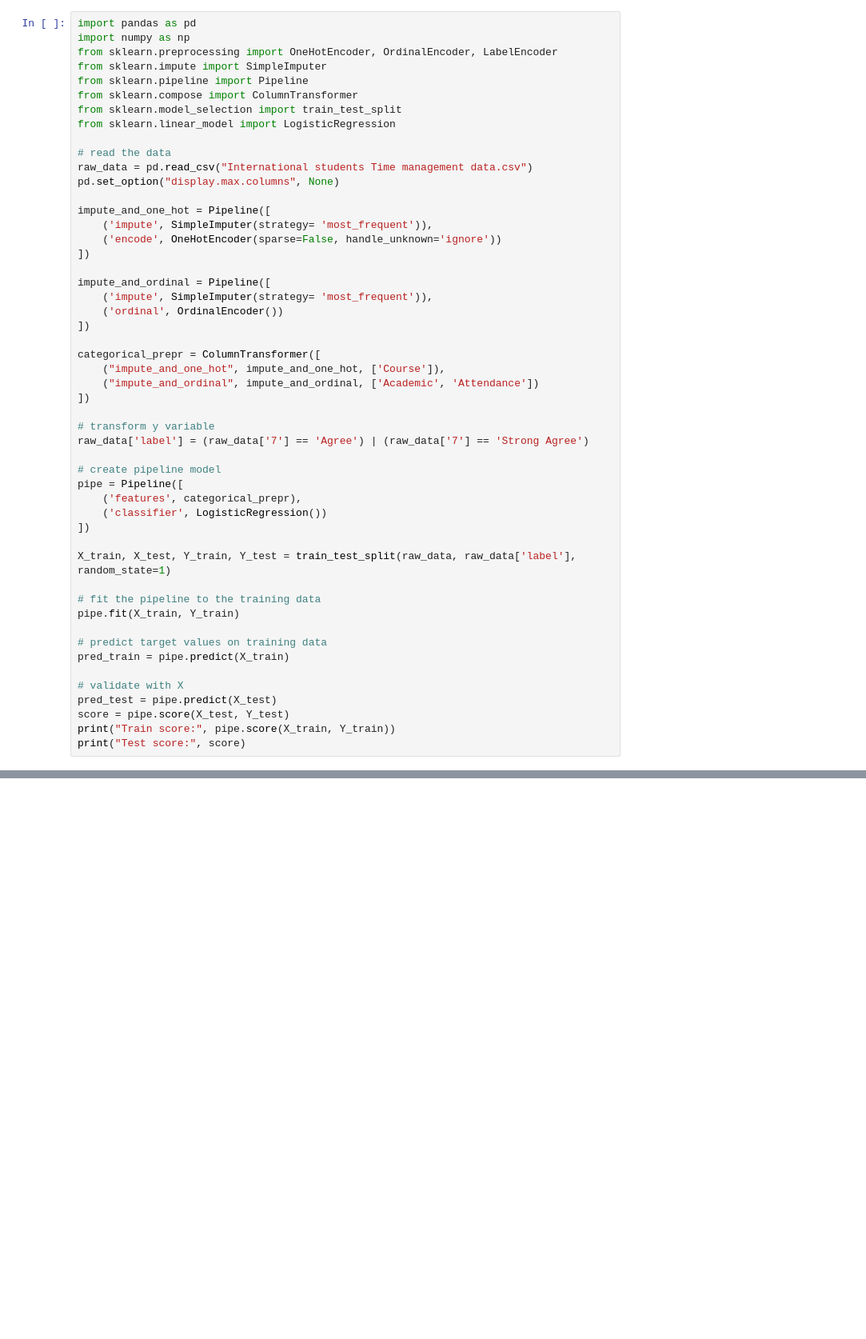
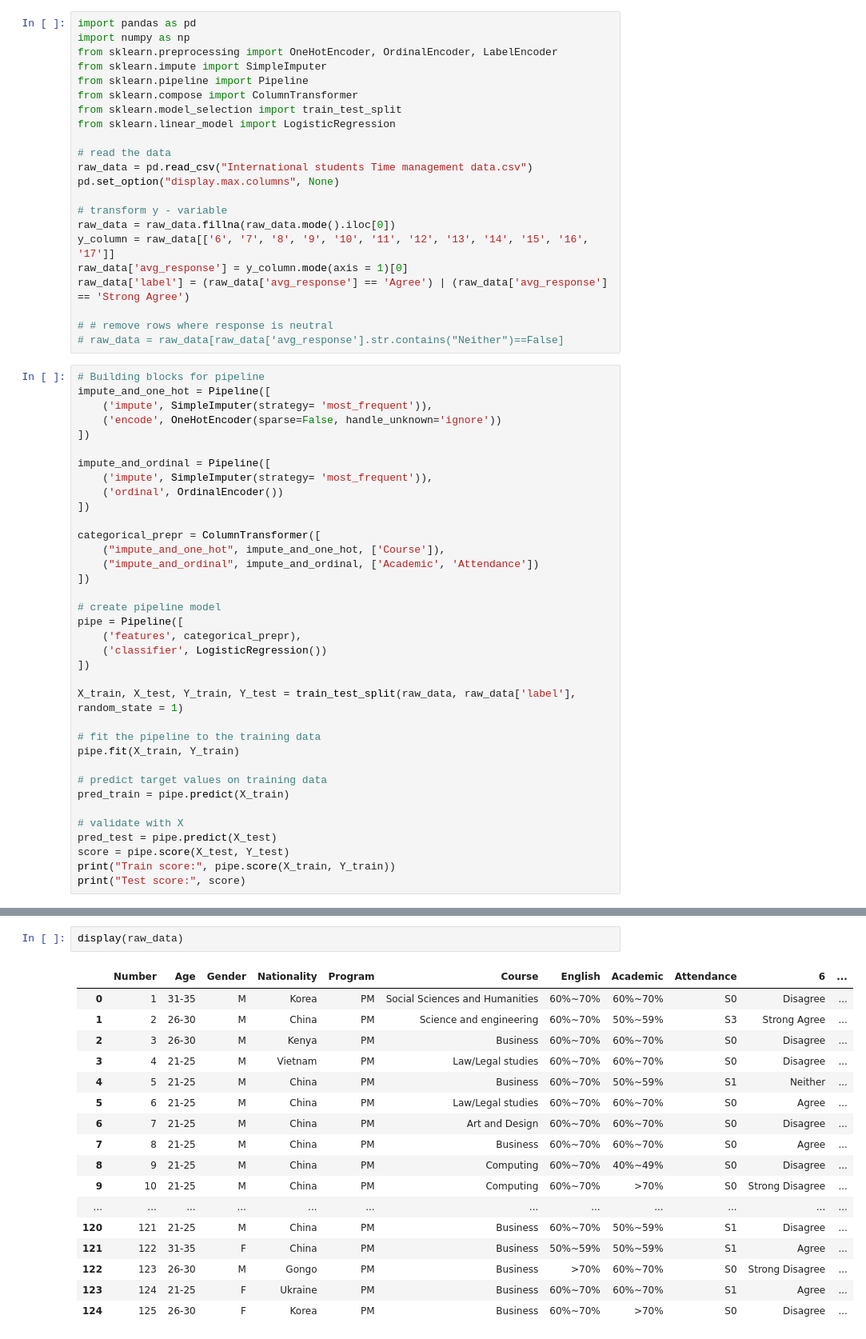
Before and after one commit to chaubeyniha/ML_Inspect, a Jupyter notebook: Psych_Pipeline/pipeline_1.ipynb, the cells around one changed output, grey strips where cells are left out. Shown at 80% size. Drawn from its saved outputs; the diff is of its cells as text; blank space fills up the shorter version.

```diff
--- a/Psych_Pipeline/pipeline_1.ipynb
+++ b/Psych_Pipeline/pipeline_1.ipynb
@@ -1,17 +1,27 @@
+# %%
+import pandas as pd
+import numpy as np
+from sklearn.preprocessing import OneHotEncoder, OrdinalEncoder, LabelEncoder
+from sklearn.impute import SimpleImputer
+from sklearn.pipeline import Pipeline
+from sklearn.compose import ColumnTransformer
+from sklearn.model_selection import train_test_split
+from sklearn.linear_model import LogisticRegression
+
+# read the data
+raw_data = pd.read_csv("International students Time management data.csv")
+pd.set_option("display.max.columns", None)
+
+# transform y - variable
+raw_data = raw_data.fillna(raw_data.mode().iloc[0])
+y_column = raw_data[['6', '7', '8', '9', '10', '11', '12', '13', '14', '15', '16', '17']]
+raw_data['avg_response'] = y_column.mode(axis = 1)[0]
+raw_data['label'] = (raw_data['avg_response'] == 'Agree') | (raw_data['avg_response'] == 'Strong Agree')
+
+# # remove rows where response is neutral
+# raw_data = raw_data[raw_data['avg_response'].str.contains("Neither")==False]
 # %%
-import pandas as pd
-import numpy as np
-from sklearn.preprocessing import OneHotEncoder, OrdinalEncoder, LabelEncoder
-from sklearn.impute import SimpleImputer
-from sklearn.pipeline import Pipeline
-from sklearn.compose import ColumnTransformer
-from sklearn.model_selection import train_test_split
-from sklearn.linear_model import LogisticRegression
-
-# read the data
-raw_data = pd.read_csv("International students Time management data.csv")
-pd.set_option("display.max.columns", None)
-
+# Building blocks for pipeline
 impute_and_one_hot = Pipeline([
     ('impute', SimpleImputer(strategy= 'most_frequent')),
     ('encode', OneHotEncoder(sparse=False, handle_unknown='ignore'))
@@ -27,16 +37,13 @@ categorical_prepr = ColumnTransformer([
     ("impute_and_ordinal", impute_and_ordinal, ['Academic', 'Attendance'])
 ])
 
-# transform y variable
-raw_data['label'] = (raw_data['7'] == 'Agree') | (raw_data['7'] == 'Strong Agree')
-
 # create pipeline model
 pipe = Pipeline([
     ('features', categorical_prepr),
     ('classifier', LogisticRegression())
 ])
 
-X_train, X_test, Y_train, Y_test = train_test_split(raw_data, raw_data['label'], random_state=1)
+X_train, X_test, Y_train, Y_test = train_test_split(raw_data, raw_data['label'], random_state = 1)
 
 # fit the pipeline to the training data
 pipe.fit(X_train, Y_train)
@@ -55,3 +91,23 @@ Test score: 0.71875
+# %%
+display(raw_data)
+# %% [output]
+|  | Number | Age | Gender | Nationality | Program | Course | English | Academic | Attendance | 6 | ... |
+| 0 | 1 | 31-35 | M | Korea | PM | Social Sciences and Humanities | 60%~70% | 60%~70% | S0 | Disagree | ... |
+| 1 | 2 | 26-30 | M | China | PM | Science and engineering | 60%~70% | 50%~59% | S3 | Strong Agree | ... |
+| 2 | 3 | 26-30 | M | Kenya | PM | Business | 60%~70% | 60%~70% | S0 | Disagree | ... |
+| 3 | 4 | 21-25 | M | Vietnam | PM | Law/Legal studies | 60%~70% | 60%~70% | S0 | Disagree | ... |
+| 4 | 5 | 21-25 | M | China | PM | Business | 60%~70% | 50%~59% | S1 | Neither | ... |
+| 5 | 6 | 21-25 | M | China | PM | Law/Legal studies | 60%~70% | 60%~70% | S0 | Agree | ... |
+| 6 | 7 | 21-25 | M | China | PM | Art and Design | 60%~70% | 60%~70% | S0 | Disagree | ... |
+| 7 | 8 | 21-25 | M | China | PM | Business | 60%~70% | 60%~70% | S0 | Agree | ... |
+| 8 | 9 | 21-25 | M | China | PM | Computing | 60%~70% | 40%~49% | S0 | Disagree | ... |
+| 9 | 10 | 21-25 | M | China | PM | Computing | 60%~70% | >70% | S0 | Strong Disagree | ... |
+| ... | ... | ... | ... | ... | ... | ... | ... | ... | ... | ... | ... |
+| 120 | 121 | 21-25 | M | China | PM | Business | 60%~70% | 50%~59% | S1 | Disagree | ... |
+| 121 | 122 | 31-35 | F | China | PM | Business | 50%~59% | 50%~59% | S1 | Agree | ... |
+| 122 | 123 | 26-30 | M | Gongo | PM | Business | >70% | 60%~70% | S0 | Strong Disagree | ... |
+| 123 | 124 | 21-25 | F | Ukraine | PM | Business | 60%~70% | 60%~70% | S1 | Agree | ... |
+| 124 | 125 | 26-30 | F | Korea | PM | Business | 60%~70% | >70% | S0 | Disagree | ... |
 # %%
 train_data = pd.concat([X_train.reset_index(), pd.Series(pred_train, name="pred")], axis=1)
 
```
Also changed, not shown: parts of 9 cells of this notebook, 3 other files.
